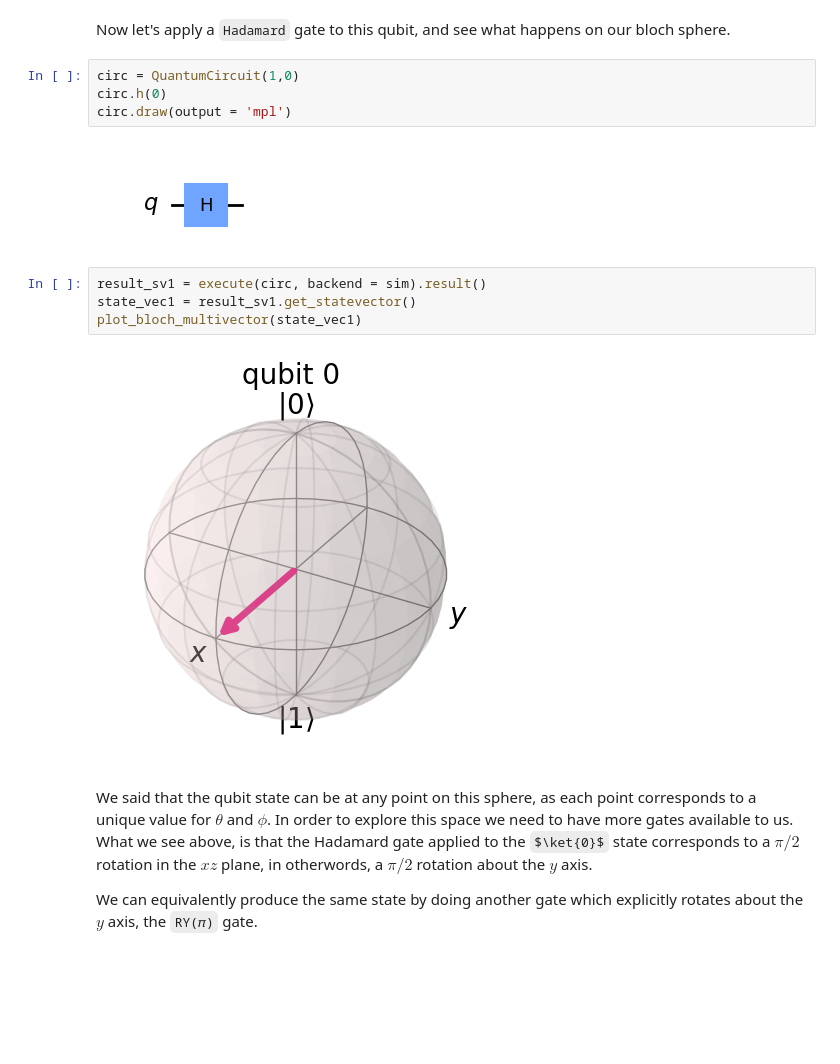
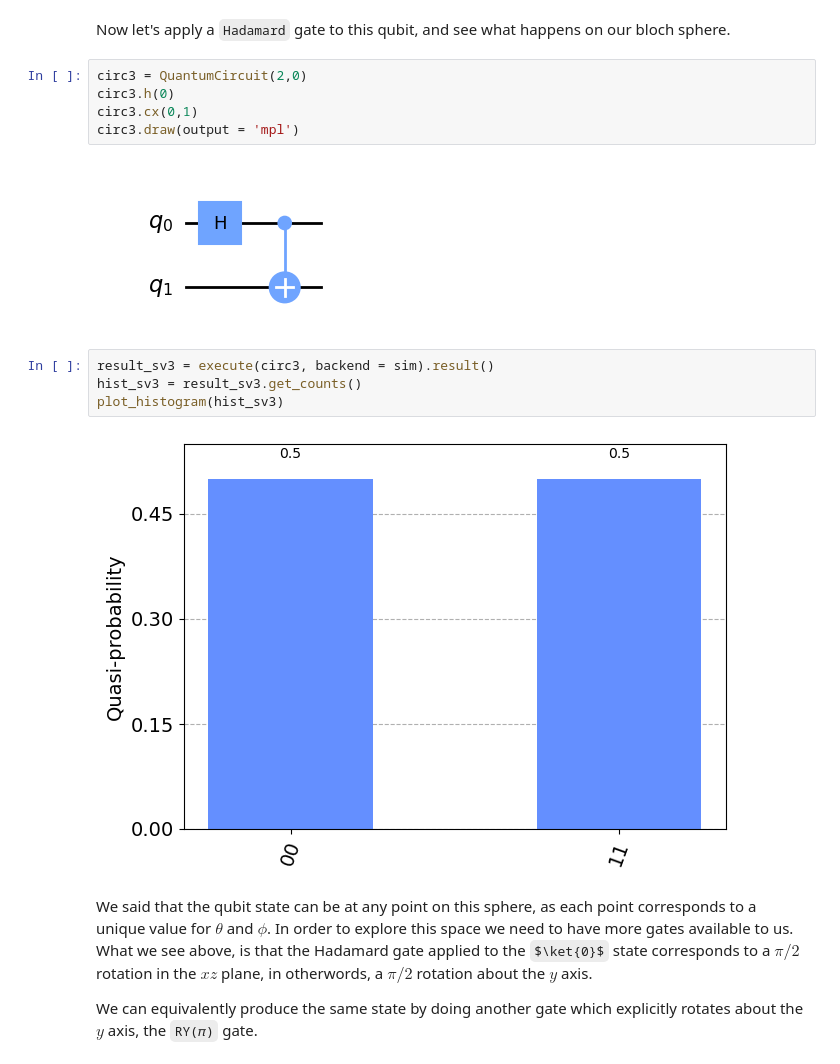
Before and after one commit to y-pleim/AdiabaticPrinciple, a Jupyter notebook: 2_gates.ipynb, the cells around one changed output. Cells and saved outputs as stored; diff of their text form; some formulas as TeX source; blank space fills up the shorter version.

```diff
--- a/2_gates.ipynb
+++ b/2_gates.ipynb
@@ -174,17 +188,18 @@ plot_bloch_multivector(state_vec1)
 # %% [markdown]
 Now let's apply a `Hadamard` gate to this qubit, and see what happens on our bloch sphere.
 # %%
-circ = QuantumCircuit(1,0)
-circ.h(0)
-circ.draw(output = 'mpl')
+circ3 = QuantumCircuit(2,0)
+circ3.h(0)
+circ3.cx(0,1)
+circ3.draw(output = 'mpl')
 # %% [output]
-[figure, old version]
+[figure, new version]
 # %%
-result_sv1 = execute(circ, backend = sim).result()
-state_vec1 = result_sv1.get_statevector()
-plot_bloch_multivector(state_vec1)
+result_sv3 = execute(circ3, backend = sim).result()
+hist_sv3 = result_sv3.get_counts()
+plot_histogram(hist_sv3)
 # %% [output]
-[figure, old version]
+[figure, new version]
 # %% [markdown]
 We said that the qubit state can be at any point on this sphere, as each point corresponds to a unique value for $\theta$ and $\phi$. In order to explore this space we need to have more gates available to us.
 What we see above, is that the Hadamard gate applied to the $\ket{0}$ state corresponds to a $\pi/2$ rotation in the $xz$ plane, in otherwords, a $\pi/2$ rotation about the $y$ axis.
```
Also changed, not shown: parts of 8 cells of this notebook.
